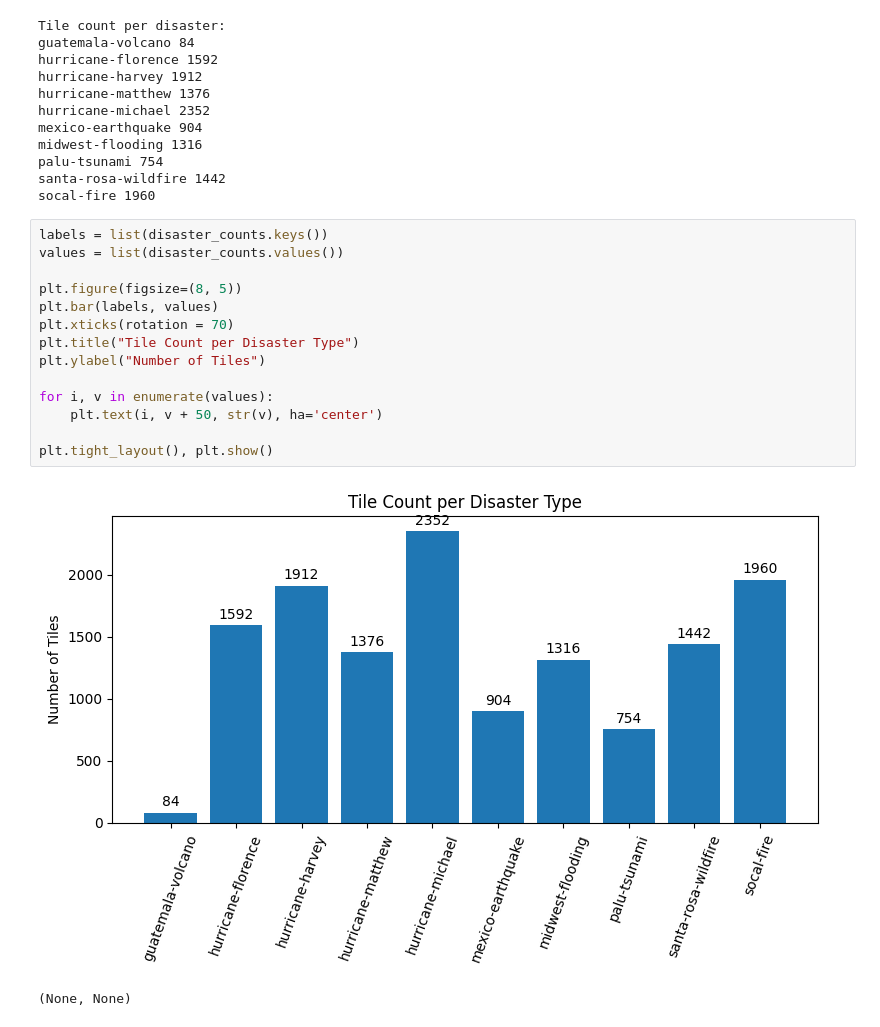
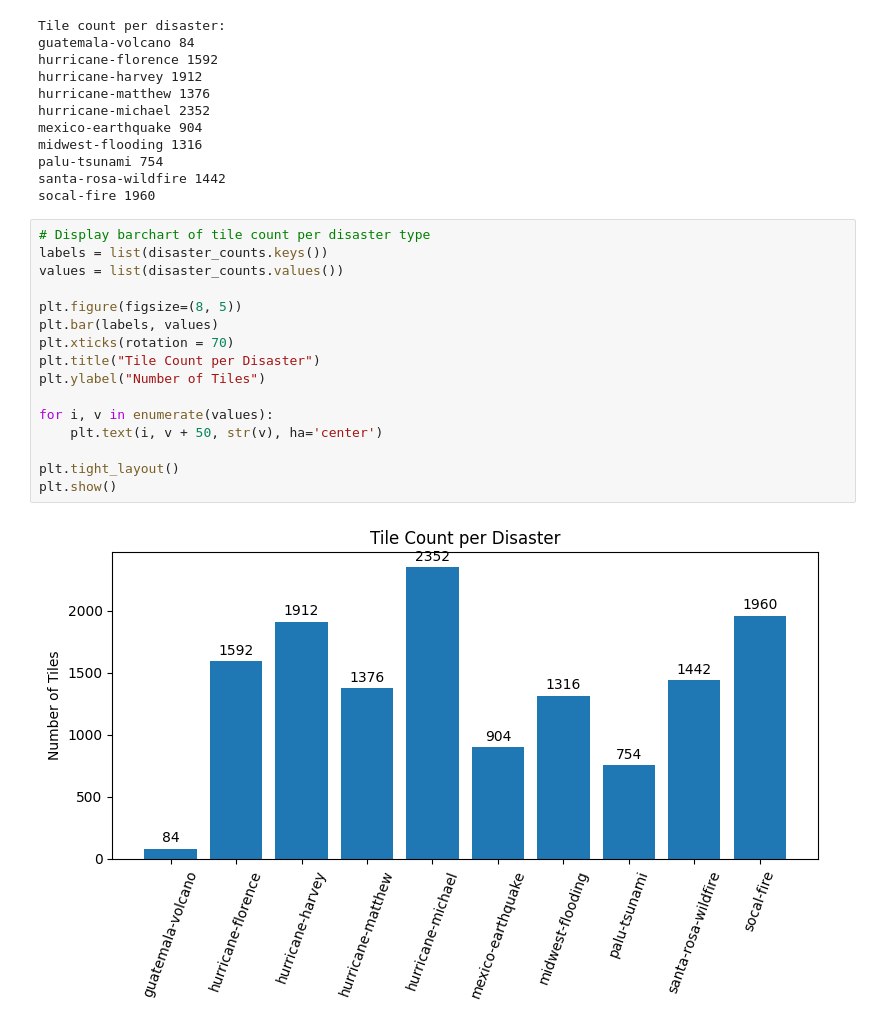
Before and after one commit to linbenji/Damage_Assessment_on_xBD, a Jupyter notebook: Preprocessing/xBD_EDA.ipynb, the cells around one changed output. Saved outputs shown, nothing was run; the diff lists cells and outputs as text.

```diff
--- a/Preprocessing/xBD_EDA.ipynb
+++ b/Preprocessing/xBD_EDA.ipynb
@@ -270,19 +289,20 @@ palu-tsunami 754
 santa-rosa-wildfire 1442
 socal-fire 1960
 # %%
+# Display barchart of tile count per disaster type
 labels = list(disaster_counts.keys())
 values = list(disaster_counts.values())
 
 plt.figure(figsize=(8, 5))
 plt.bar(labels, values)
 plt.xticks(rotation = 70)
-plt.title("Tile Count per Disaster Type")
+plt.title("Tile Count per Disaster")
 plt.ylabel("Number of Tiles")
 
 for i, v in enumerate(values):
     plt.text(i, v + 50, str(v), ha='center')
 
-plt.tight_layout(), plt.show()
+plt.tight_layout()
+plt.show()
 # %% [output]
-[figure, old version]
+[figure, new version]
-(None, None)
```
Also changed, not shown: parts of 16 cells of this notebook.
